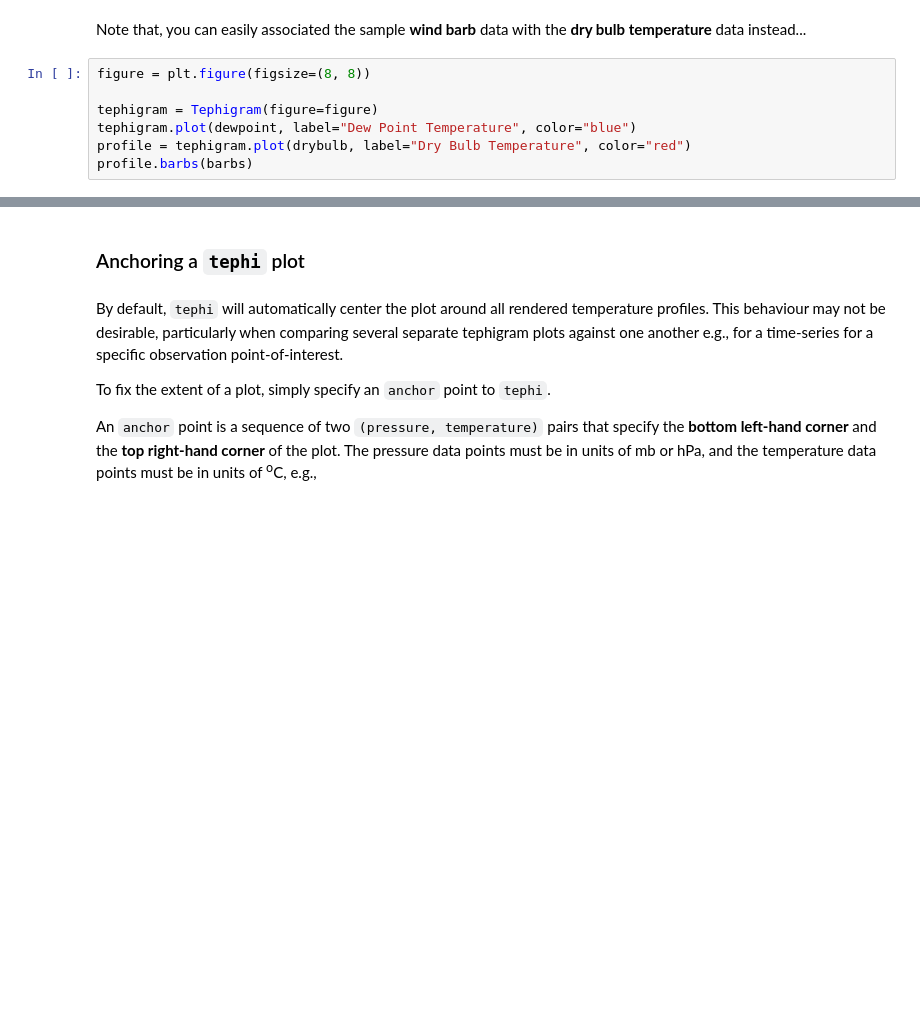
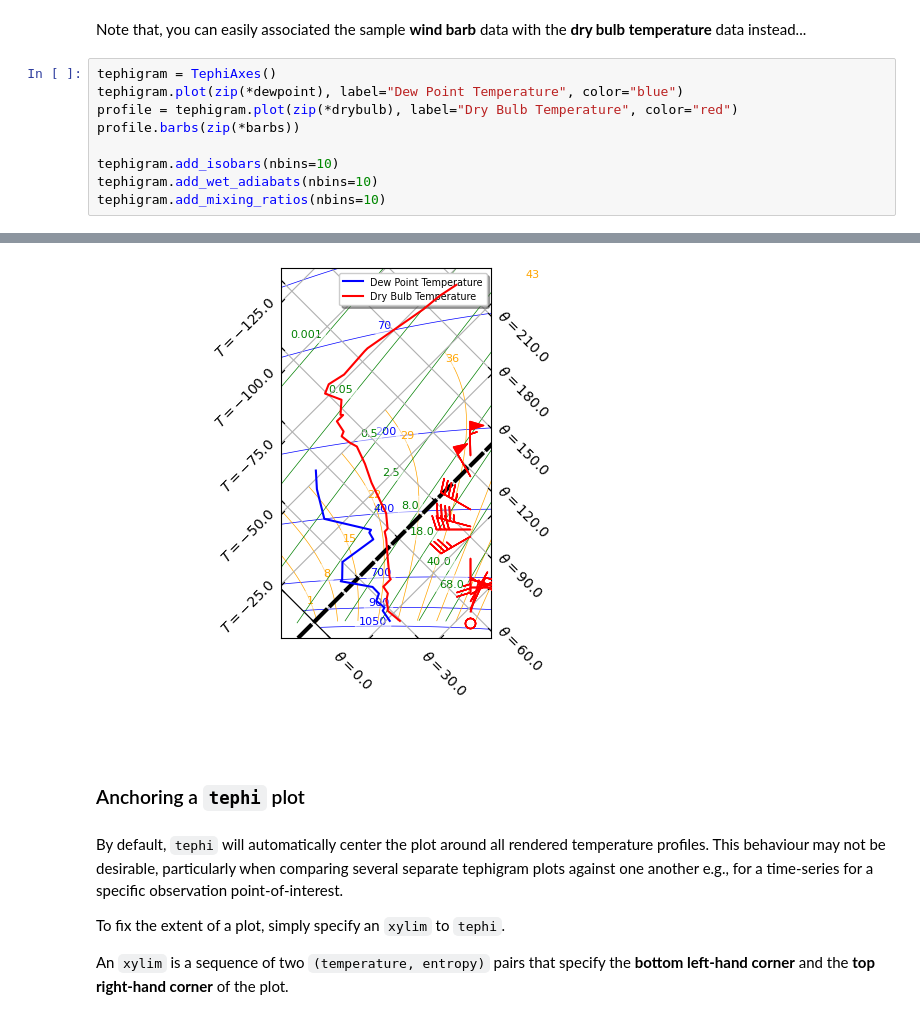
Before and after one commit to SciTools/tephi, a Jupyter notebook: index.ipynb, the cells around one changed output, grey strips where cells are left out. Drawn from its saved outputs; the diff is of its cells as text; blank space fills up the shorter version.

```diff
--- a/index.ipynb
+++ b/index.ipynb
@@ -78,10 +76,12 @@ tephigram.plot(drybulb, label="Dry Bulb Temperature", color="red")
 # %% [markdown]
 Note that, you can easily associated the sample **wind barb** data with the **dry bulb temperature** data instead...
 # %%
-figure = plt.figure(figsize=(8, 8))
+tephigram = TephiAxes()
+tephigram.plot(zip(*dewpoint), label="Dew Point Temperature", color="blue")
+profile = tephigram.plot(zip(*drybulb), label="Dry Bulb Temperature", color="red")
+profile.barbs(zip(*barbs))
 
-tephigram = Tephigram(figure=figure)
-tephigram.plot(dewpoint, label="Dew Point Temperature", color="blue")
-profile = tephigram.plot(drybulb, label="Dry Bulb Temperature", color="red")
-profile.barbs(barbs)
+tephigram.add_isobars(nbins=10)
+tephigram.add_wet_adiabats(nbins=10)
+tephigram.add_mixing_ratios(nbins=10)
 # %% [output]
@@ -90,9 +88,10 @@ profile.barbs(barbs)
+[figure, added]
 # %% [markdown]
 ### Anchoring a `tephi` plot
 # %% [markdown]
 By default, `tephi` will automatically center the plot around all rendered temperature profiles. This behaviour may not be desirable, particularly when comparing several separate tephigram plots against one another e.g., for a time-series for a specific observation point-of-interest.
 
-To fix the extent of a plot, simply specify an `anchor` point to `tephi`.
+To fix the extent of a plot, simply specify an `xylim` to `tephi`.
 
-An `anchor` point is a sequence of two `(pressure, temperature)` pairs that specify the **bottom left-hand corner** and the **top right-hand corner** of the plot. The pressure data points must be in units of mb or hPa, and the temperature data points must be in units of <sup>o</sup>C, e.g.,
+An `xylim` is a sequence of two `(temperature, entropy)` pairs that specify the **bottom left-hand corner** and the **top right-hand corner** of the plot.
 # %%
```
Also changed, not shown: parts of 8 cells of this notebook, 2 other files.
